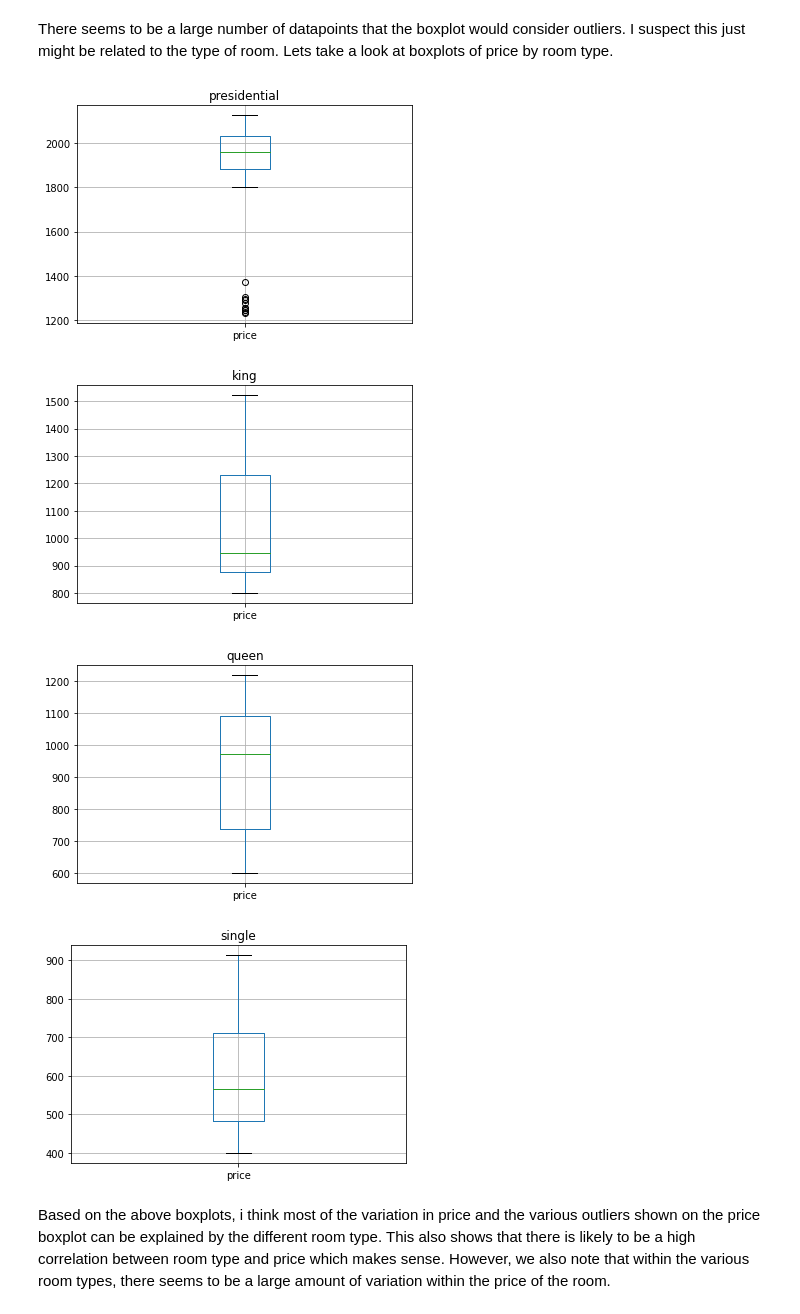
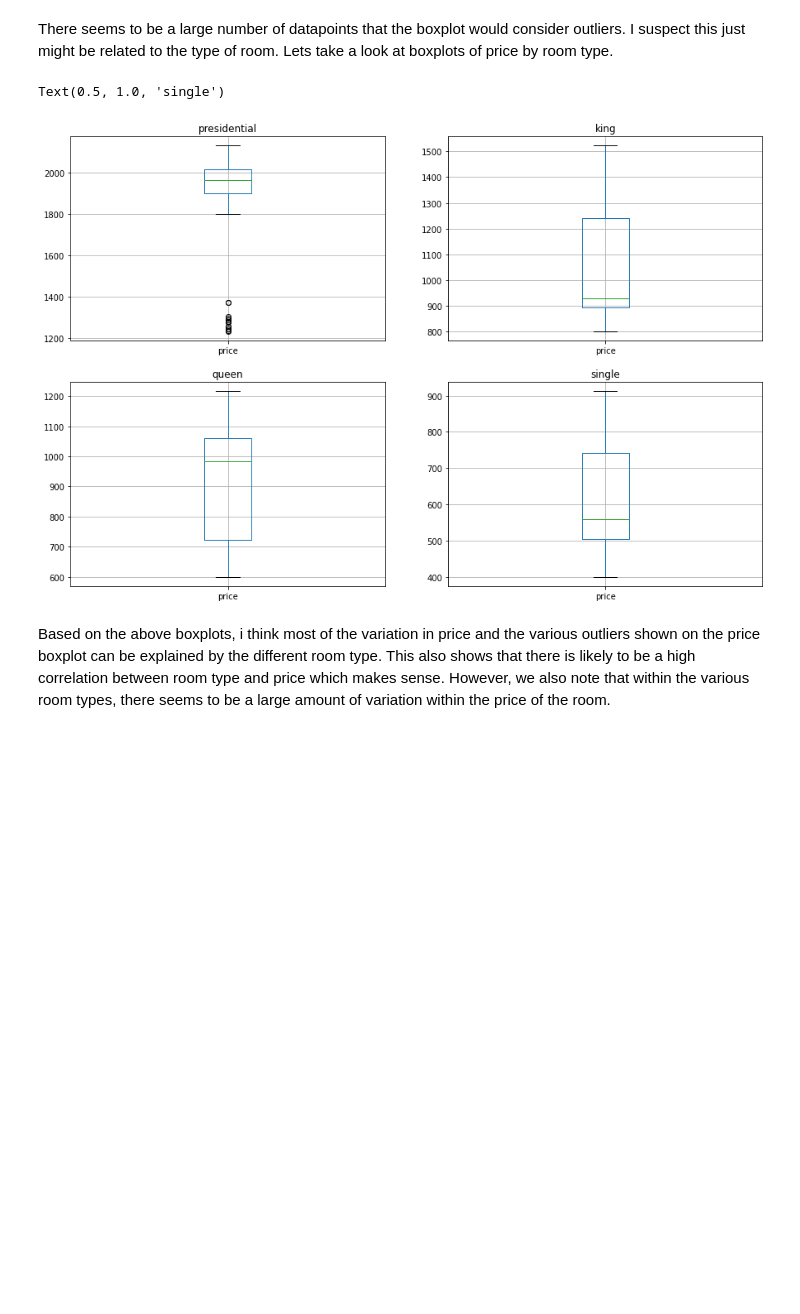
Before and after one commit to Anglesofdeath/no_show-data-science-project, a Jupyter notebook: eda.ipynb, the cells around one changed output. Cells and saved outputs as stored; diff of their text form; code cells hidden in the pictures; blank space fills up the shorter version.

```diff
--- a/eda.ipynb
+++ b/eda.ipynb
@@ -136,0 +358,29 @@ There are no datapoints where both price and room are null. Therefore, current t
+# %%
+def fillPriceUsingMeanOfRoom(room: str, branch: str, price: float):
+    '''
+    this function takes the price of the room and the branch and if the room type falls within certain price ranges, it will fill in the room type.
+    '''
+    if pd.isna(price):
+        if branch == 'Orchard':
+            if room == 'Single':
+                return 755.81
+            if room == 'Queen':
+                return 1060.88
+            if room == 'King':
+                return 1360.59
+            if room == 'President Suite':
+                return 1964.72
+
+        if branch == 'Changi':
+            if room == 'Single':
+                return 503.92
+            if room == 'Queen':
+                return 707.86
+            if room == 'King':
+                return 907.09
+            if room == 'President Suite':
+                return 1281.63
+
+    return price
+
+df['price'] = df.apply(lambda x: fillPriceUsingMeanOfRoom(x['room'], x['branch'], x['price']), axis=1)
@@ -1354,25 +1541,24 @@ There seems to be a large number of datapoints that the boxplot would consider o
 # %%
 df_king = df[df['room'] == 'King']
 df_queen = df[df['room'] == 'Queen']
 df_single = df[df['room'] == 'Single']
 df_pres = df[df['room'] == 'President Suite']
+fig = plt.figure(figsize = (15,10))
+fig.add_subplot(2,2,1)
 df_pres.boxplot(column = 'price')
 plt.title('presidential')
-plt.show()
+fig.add_subplot(2,2,2)
 df_king.boxplot(column = 'price')
 plt.title('king')
-plt.show()
+fig.add_subplot(2,2,3)
 df_queen.boxplot(column = 'price')
 plt.title('queen')
-plt.show()
+fig.add_subplot(2,2,4)
 df_single.boxplot(column = 'price')
 plt.title('single')
-plt.show()
 # %% [output]
+Text(0.5, 1.0, 'single')
-[figure, old version]
+[figure, new version]
-[figure, removed]
-[figure, removed]
-[figure, removed]
 # %% [markdown]
 Based on the above boxplots, i think most of the variation in price and the various outliers shown on the price boxplot can be explained by the different room type. This also shows that there is likely to be a high correlation between room type and price which makes sense. However, we also note that within the various room types, there seems to be a large amount of variation within the price of the room.
 # %%
```
Also changed, not shown: parts of 101 cells of this notebook.
